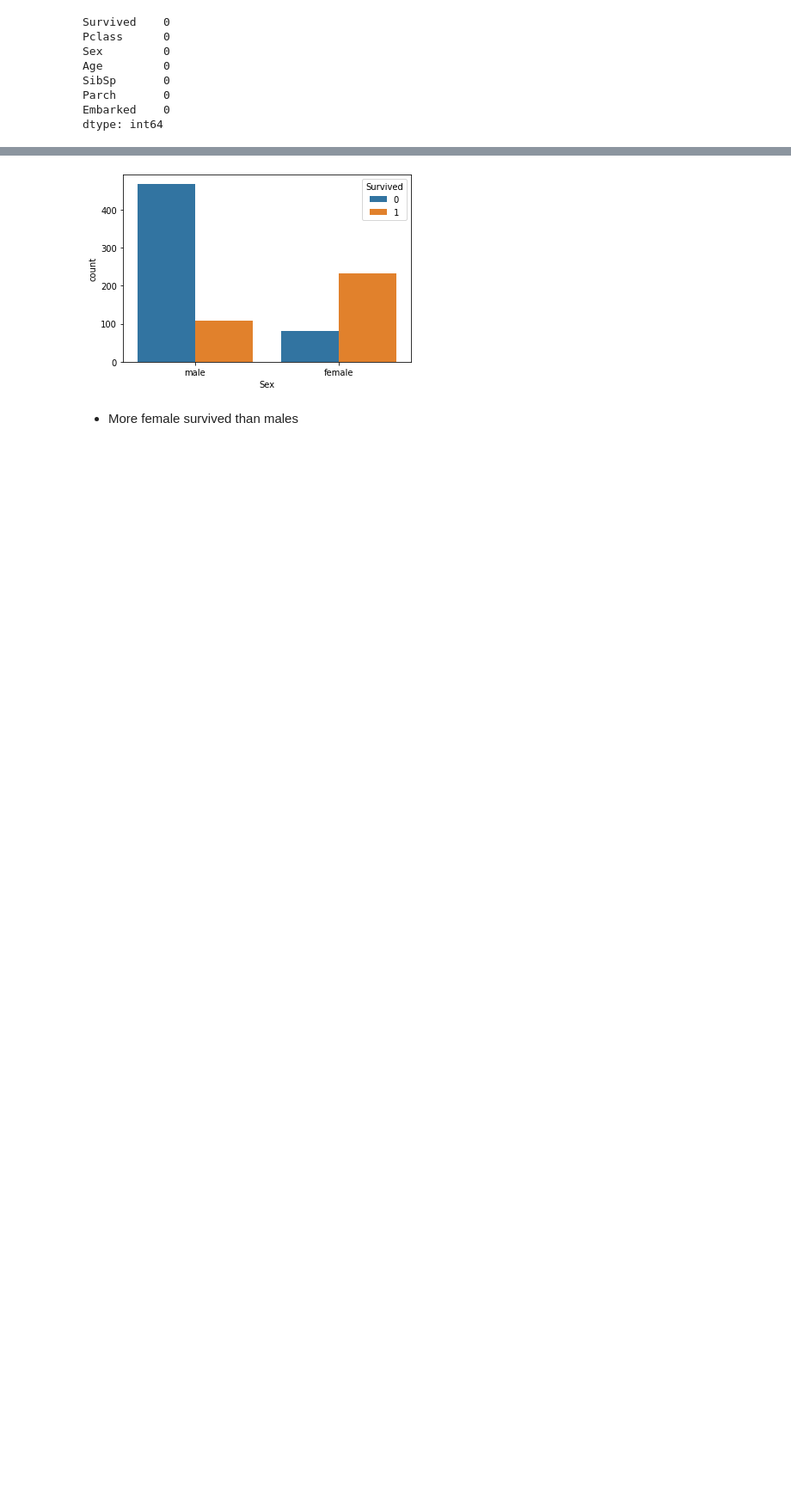
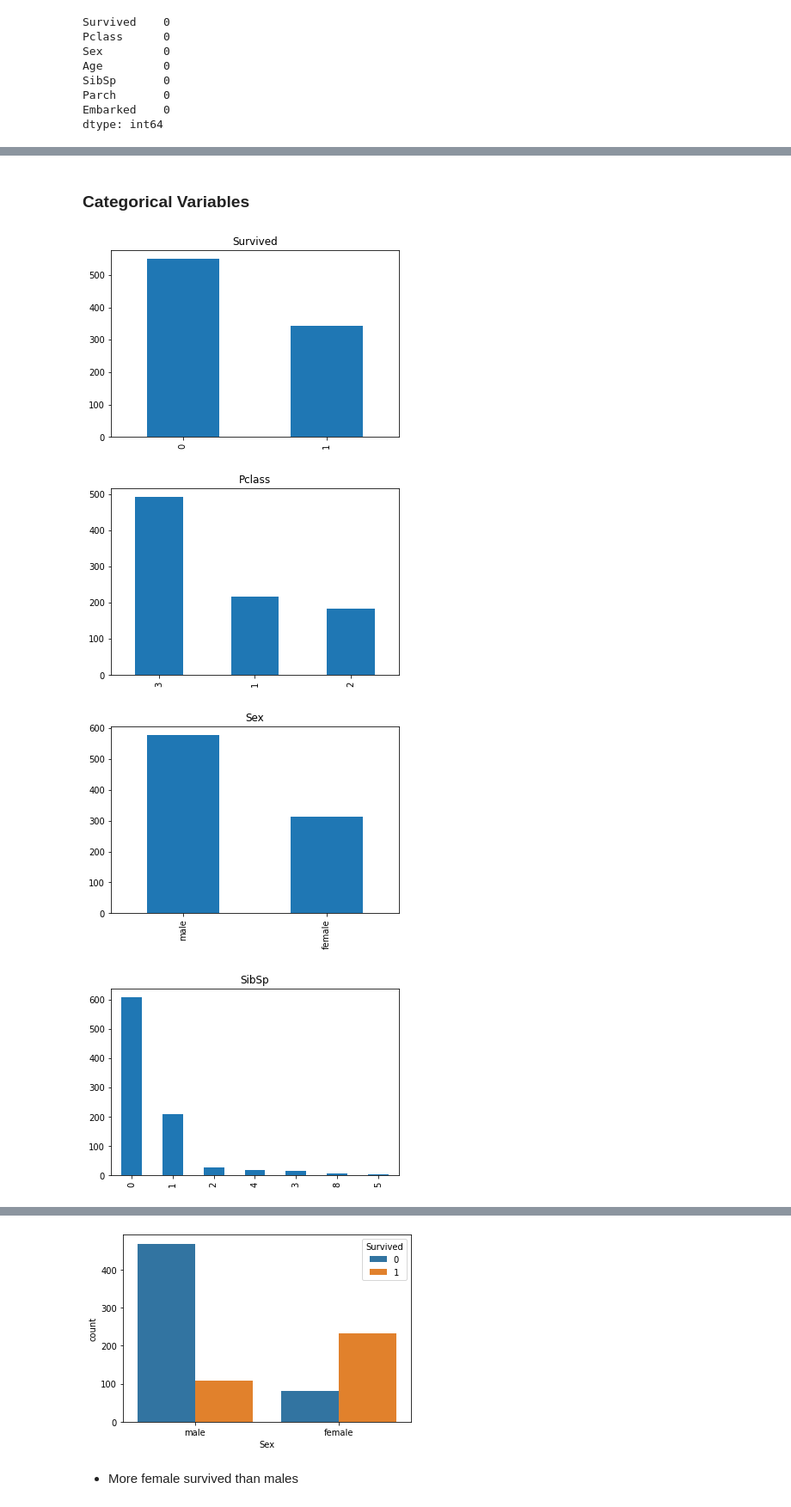
Before and after one commit to qadipo/Using-KNN-Naive-Bayes, a Jupyter notebook: Using_KNN_to_Predict_Survival_on_the_Titanic_Dataset.ipynb, the cells around one changed output, grey strips where cells are left out. Shown: that part at 86% size. Cells and saved outputs as stored; diff of their text form; code cells hidden in the pictures; blank space fills up the shorter version.

```diff
--- a/Using_KNN_to_Predict_Survival_on_the_Titanic_Dataset.ipynb
+++ b/Using_KNN_to_Predict_Survival_on_the_Titanic_Dataset.ipynb
@@ -144,0 +197,5 @@ train['Embarked'] = train['Embarked'].fillna('S')
+# %%
+# Converting the columns to type object
+cols = ['Survived', 'Pclass', 'Sex', 'SibSp', 'Parch', 'Embarked']
+for col in cols:
+  train[col] = train[col].astype('category')
@@ -154,7 +224,3 @@ SibSp       0
 Parch       0
 Embarked    0
 dtype: int64
-# %%
-# Creating age groups of Adults and Non-Adults
-# Add a new column named 'Price'
-train['Adult'] = [1 if x >= 18 else 0 for x in train['Age']]
@@ -171,3 +226,0 @@ train.head()
-# %%
-# Dropping the Age column
-train = train.drop(['Age'], axis=1)
@@ -173,0 +229,12 @@ train = train.drop(['Age'], axis=1)
+# %% [markdown]
+### Categorical Variables
+# %%
+for col in cols:
+  plt.figure(col)
+  plt.title(col)
+  train[col].value_counts().plot(kind='bar')
+# %% [output]
+[figure, added]
+[figure, added]
+[figure, added]
+[figure, added]
```
Also changed, not shown: parts of 54 cells of this notebook.
